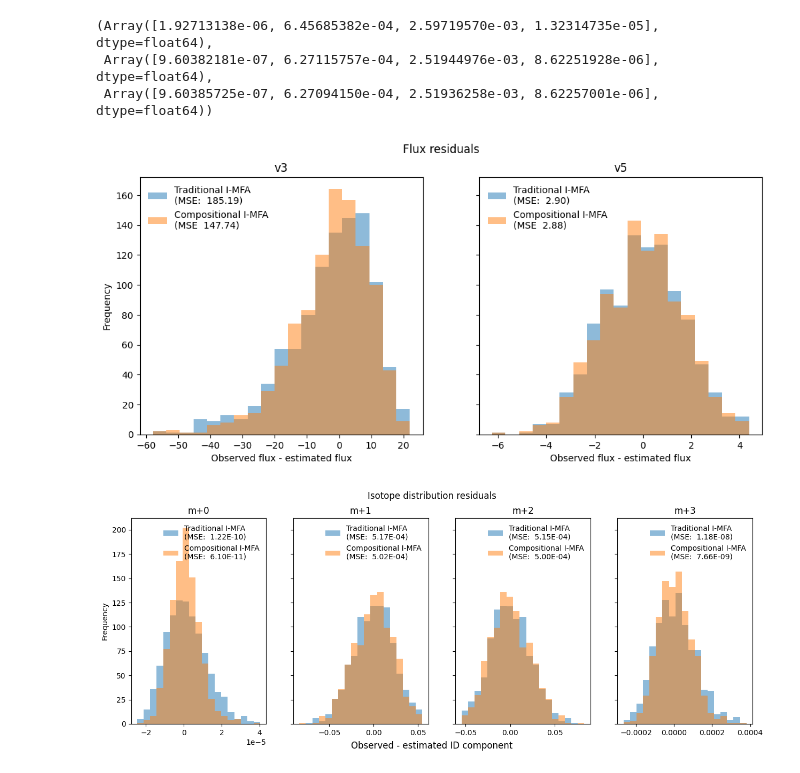
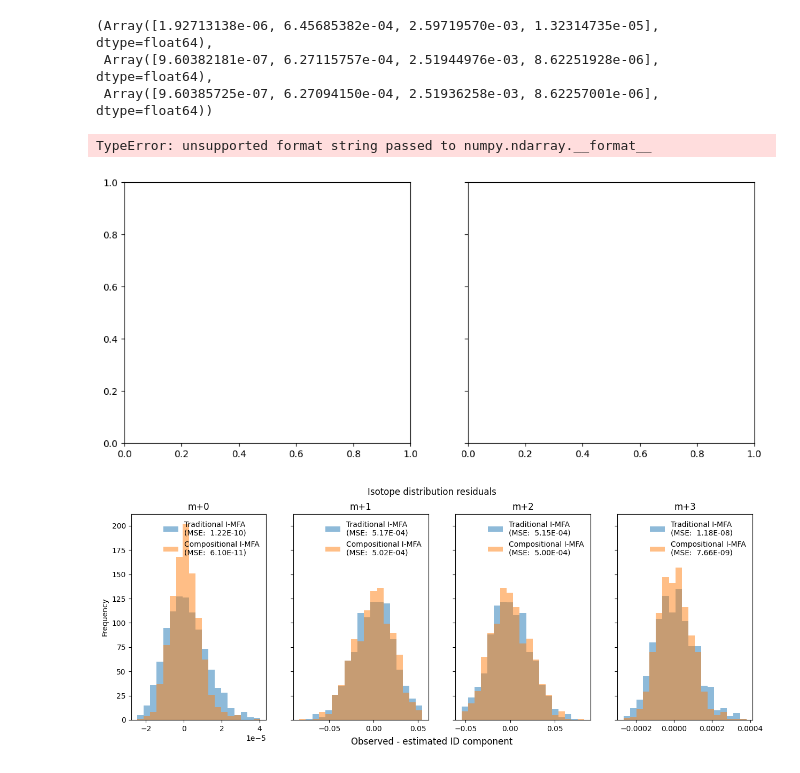
Before and after one commit to dtu-qmcm/cmfa, a Jupyter notebook: notebooks/toy_network.ipynb, the cells around one changed output. Drawn from its saved outputs; the diff is of its cells as text; code cells hidden in the pictures.

```diff
--- a/notebooks/toy_network.ipynb
+++ b/notebooks/toy_network.ipynb
@@ -203,33 +205,34 @@ id_nmse_trad, id_nmse_clr, id_nmse_ilr
 # %%
 f, axes = plt.subplots(1, 2, figsize=[12, 5], sharey=True)
 
 for (i, ax) in enumerate(axes):
     resid_trad_i = resid_trad[:, i].flatten()
     resid_comp_i = resid_ilr[:, i].flatten()
     xmin = np.quantile(np.concat([resid_trad_i, resid_comp_i]), 0.001)
     xmax = np.quantile(np.concat([resid_trad_i, resid_comp_i]), 0.999)
     bins = np.linspace(xmin, xmax, 20)
     h_trad = ax.hist(
         resid_trad_i,
         bins=bins,
         alpha=0.5,
-        label=f"Traditional I-MFA\n(MSE: {mse_trad[i]: .2f})"
+        label=f"Traditional I-MFA\n(MSE: {nmse_trad[i]: .2f})"
     )
     h_ilr = ax.hist(
         resid_comp_i,
         bins=bins,
         alpha=0.5,
-        label=f"Compositional I-MFA\n(MSE {mse_ilr[i]: .2f})"
+        label=f"Compositional I-MFA\n(MSE {nmse_ilr[i]: .2f})"
     )
     # ax.axvline(true_flux[flux_ix], color="red", label=f"True flux ({true_flux[flux_ix]})")
     ax.set(title=f"v{3+2*i}", xlabel="Observed flux - estimated flux")
     ax.legend(frameon=False)
 axes[0].set_ylabel("Frequency");
 
 f.suptitle("Flux residuals");
 f.savefig(PLOT_DIR / "flux_residuals_toy_true.png", bbox_inches="tight", dpi=200)
 # %% [output]
+TypeError: unsupported format string passed to numpy.ndarray.__format__
-[figure, old version]
+[figure, new version]
 # %%
 f, axes = plt.subplots(1, 4, figsize=[15, 5], sharey=True)
 
```
Also changed, not shown: parts of 17 cells of this notebook, 27 other files.
